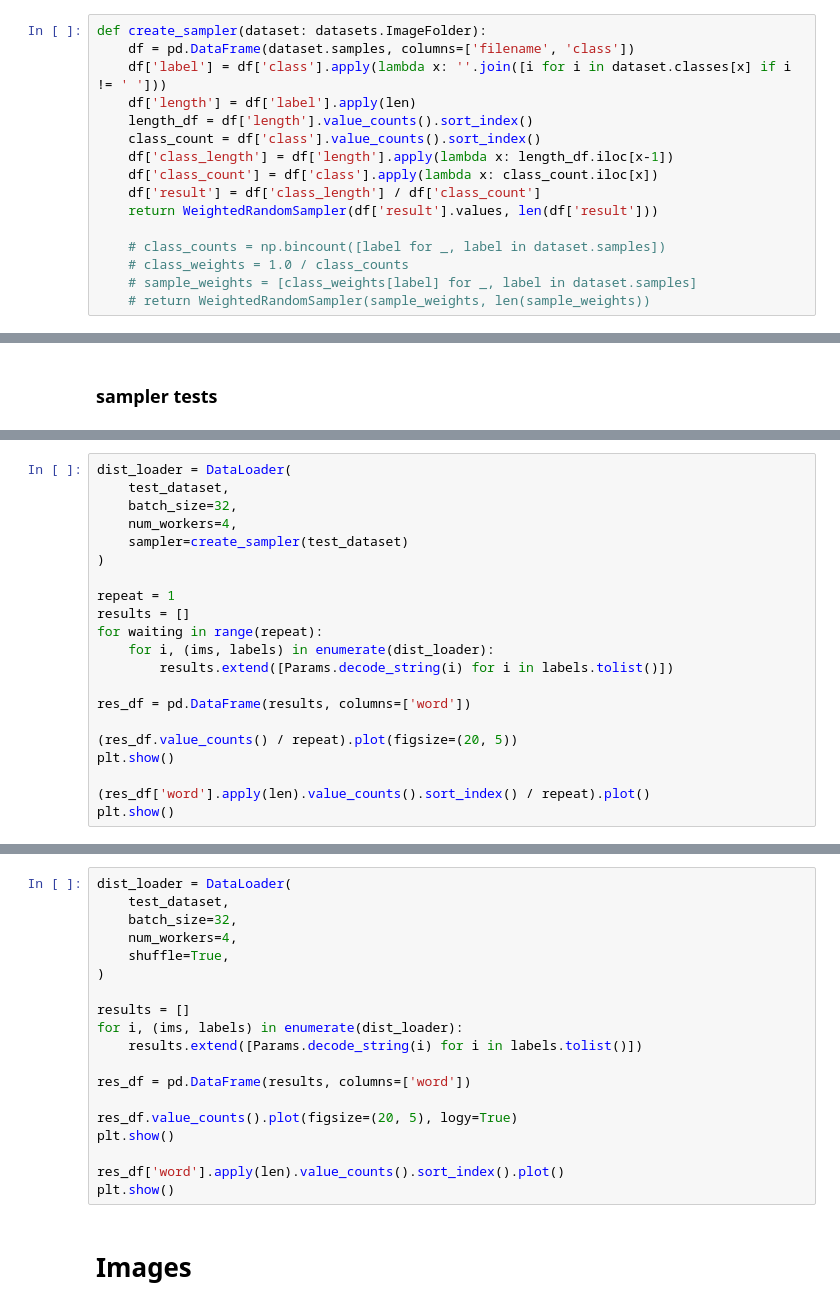
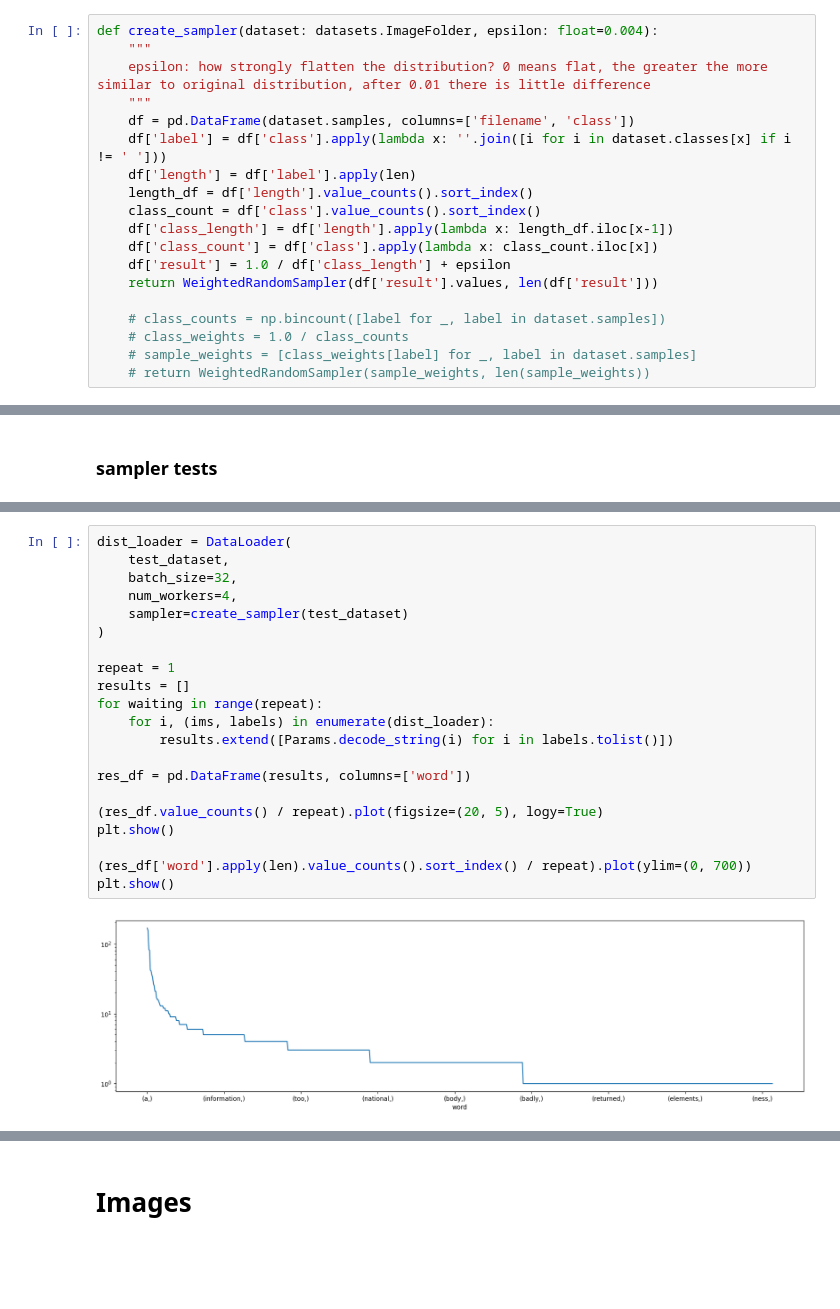
Before and after one commit to jGrzyb/handwriting_recognition, a Jupyter notebook: hand.ipynb, the cells around one changed output, grey strips where cells are left out. Cells and saved outputs as stored; diff of their text form; blank space fills up the shorter version.

Commit message:
better sampler

```diff
--- a/hand.ipynb
+++ b/hand.ipynb
@@ -79,7 +79,10 @@ class EarlyStopping:
             if self.counter >= self.patience:
                 self.early_stop = True
 # %%
-def create_sampler(dataset: datasets.ImageFolder):
+def create_sampler(dataset: datasets.ImageFolder, epsilon: float=0.004):
+    """
+    epsilon: how strongly flatten the distribution? 0 means flat, the greater the more similar to original distribution, after 0.01 there is little difference
+    """
     df = pd.DataFrame(dataset.samples, columns=['filename', 'class'])
     df['label'] = df['class'].apply(lambda x: ''.join([i for i in dataset.classes[x] if i != ' ']))
     df['length'] = df['label'].apply(len)
@@ -87,7 +90,7 @@ def create_sampler(dataset: datasets.ImageFolder):
     class_count = df['class'].value_counts().sort_index()
     df['class_length'] = df['length'].apply(lambda x: length_df.iloc[x-1])
     df['class_count'] = df['class'].apply(lambda x: class_count.iloc[x])
-    df['result'] = df['class_length'] / df['class_count']
+    df['result'] = 1.0 / df['class_length'] + epsilon
     return WeightedRandomSampler(df['result'].values, len(df['result']))
 
     # class_counts = np.bincount([label for _, label in dataset.samples])
@@ -239,21 +264,23 @@ test_dataset = HandWritingDataset(
 # %%
 dist_loader = DataLoader(
     test_dataset,
     batch_size=32,
     num_workers=4,
     sampler=create_sampler(test_dataset)
 )
 
 repeat = 1
 results = []
 for waiting in range(repeat):
     for i, (ims, labels) in enumerate(dist_loader):
         results.extend([Params.decode_string(i) for i in labels.tolist()])
 
 res_df = pd.DataFrame(results, columns=['word'])
 
-(res_df.value_counts() / repeat).plot(figsize=(20, 5))
+(res_df.value_counts() / repeat).plot(figsize=(20, 5), logy=True)
 plt.show()
 
-(res_df['word'].apply(len).value_counts().sort_index() / repeat).plot()
+(res_df['word'].apply(len).value_counts().sort_index() / repeat).plot(ylim=(0, 700))
 plt.show()
+# %% [output]
+[figure, added]
@@ -260,22 +288,3 @@ plt.show()
-# %%
-dist_loader = DataLoader(
-    test_dataset,
-    batch_size=32,
-    num_workers=4,
-    shuffle=True,
-)
-
-results = []
-for i, (ims, labels) in enumerate(dist_loader):
-    results.extend([Params.decode_string(i) for i in labels.tolist()])
-
-res_df = pd.DataFrame(results, columns=['word'])
-
-res_df.value_counts().plot(figsize=(20, 5), logy=True)
-plt.show()
-
-res_df['word'].apply(len).value_counts().sort_index().plot()
-plt.show()
 # %% [markdown]
 # Images
 # %%
```
Also changed, not shown: parts of 9 cells of this notebook.
